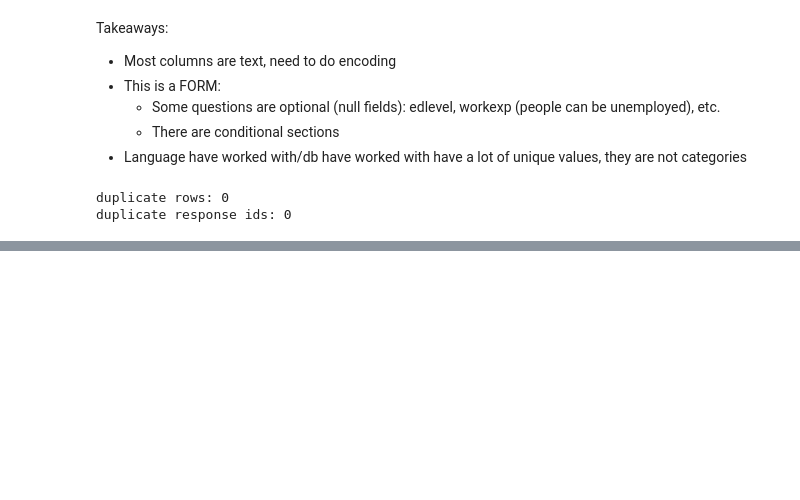
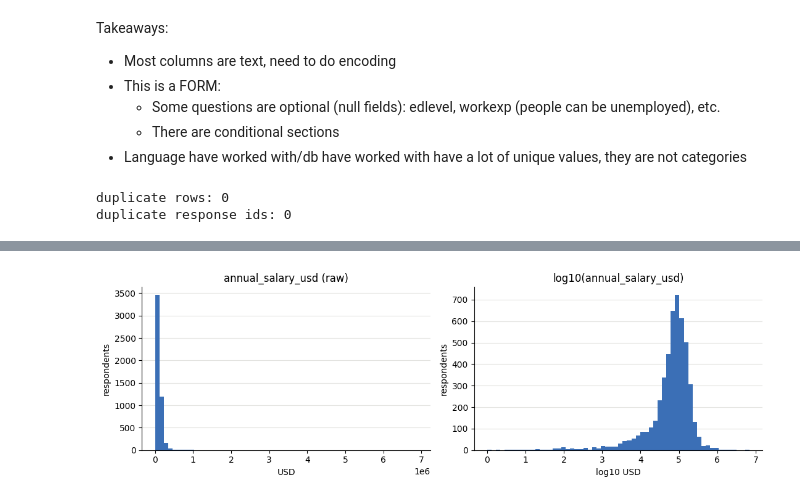
Before and after one commit to ang9009/26f-data-member-challenge, a Jupyter notebook: main.ipynb, the cells around one changed output, grey strips where cells are left out. Drawn from its saved outputs; the diff is of its cells as text; code cells hidden in the pictures; blank space fills up the shorter version.

```diff
--- a/main.ipynb
+++ b/main.ipynb
@@ -91,0 +87,5 @@ duplicate response ids: 0
+# %%
+s = df['annual_salary_usd']
+print('missing:', s.isna().sum())
+print(s.describe().round(0))
+s.quantile([0, .001, .01, .05, .25, .5, .75, .95, .99, .999, 1]).round(0)
@@ -91,0 +147,22 @@ duplicate response ids: 0
+# %%
+# Distribution. Raw dollars are unreadable because of the right tail, so plot log10 as well.
+fig, axes = plt.subplots(1, 2, figsize=(11, 3.6))
+HUE = '#3B6FB6'
+
+axes[0].hist(s.dropna(), bins=60, color=HUE)
+axes[0].set_title('annual_salary_usd (raw)')
+axes[0].set_xlabel('USD')
+
+axes[1].hist(np.log10(s[s > 0]), bins=60, color=HUE)
+axes[1].set_title('log10(annual_salary_usd)')
+axes[1].set_xlabel('log10 USD')
+
+for ax in axes:
+    ax.set_ylabel('respondents')
+    ax.grid(axis='y', color='#E3E3E0', linewidth=0.8)
+    ax.set_axisbelow(True)
+    for side in ('top', 'right'):
+        ax.spines[side].set_visible(False)
+plt.tight_layout()
+# %% [output]
+[figure, added]
```
Also changed, not shown: parts of 46 cells of this notebook, 1 other file.
